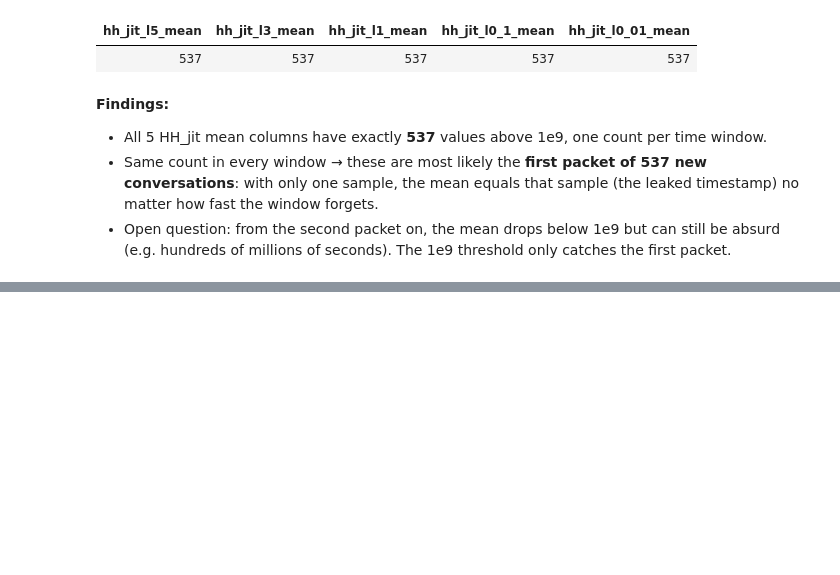
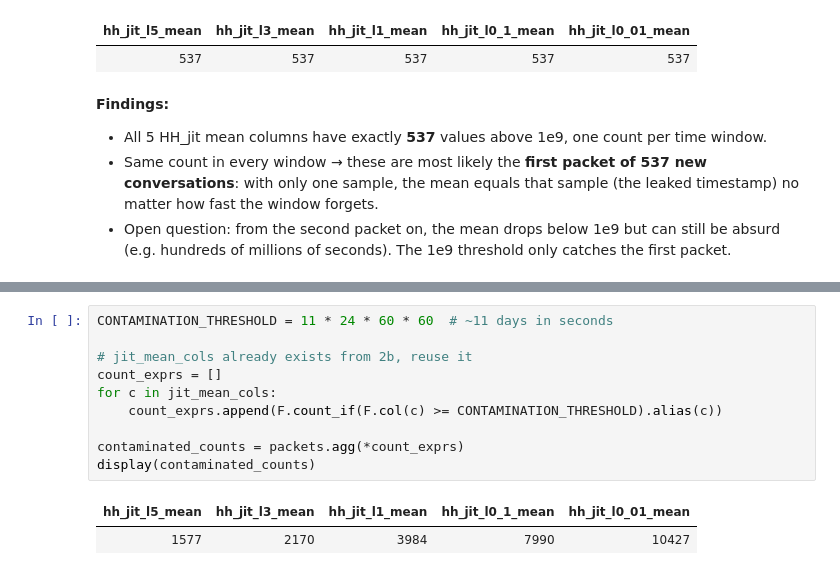
Before and after one commit to SantiLopBla/kitsune-network-anomaly-detection, a Jupyter notebook: Notebooks/Exploration/eda_syn_dos.ipynb, the cells around one changed output, grey strips where cells are left out. Drawn from its saved outputs; the diff is of its cells as text; blank space fills up the shorter version.

Commit message:
feat(eda): measure HH_jit contamination per time window

```diff
--- a/Notebooks/Exploration/eda_syn_dos.ipynb
+++ b/Notebooks/Exploration/eda_syn_dos.ipynb
@@ -193,0 +196,13 @@ display(jit_counts)
+# %%
+CONTAMINATION_THRESHOLD = 11 * 24 * 60 * 60  # ~11 days in seconds
+
+# jit_mean_cols already exists from 2b, reuse it
+count_exprs = []
+for c in jit_mean_cols:
+    count_exprs.append(F.count_if(F.col(c) >= CONTAMINATION_THRESHOLD).alias(c))
+
+contaminated_counts = packets.agg(*count_exprs)
+display(contaminated_counts)
+# %% [output]
+| hh_jit_l5_mean | hh_jit_l3_mean | hh_jit_l1_mean | hh_jit_l0_1_mean | hh_jit_l0_01_mean |
+| 1577 | 2170 | 3984 | 7990 | 10427 |
```
Also changed, not shown: parts of 4 cells of this notebook.
